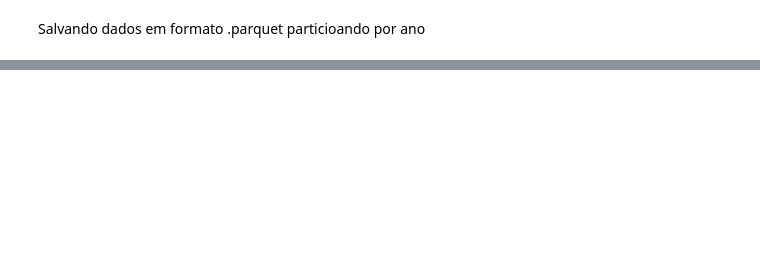
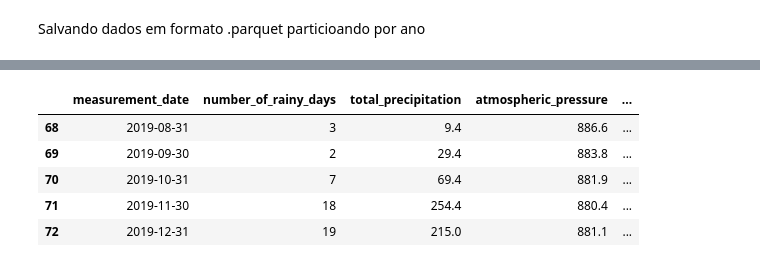
Before and after one commit to Squinelato/eEDB-001-2024-4, a Jupyter notebook: exercise_1/brazil_grain_analysis.ipynb, the cells around one changed output, grey strips where cells are left out. Cells and saved outputs as stored; diff of their text form; code cells hidden in the pictures; blank space fills up the shorter version.

```diff
--- a/exercise_1/brazil_grain_analysis.ipynb
+++ b/exercise_1/brazil_grain_analysis.ipynb
@@ -230,0 +238,6 @@ df_plantation.to_parquet(
+# %%
+folder_path = './data/raw/environmental'
+csv_files = list(map(
+    lambda file: f'{folder_path}/{file}',
+    os.listdir(folder_path)
+))
@@ -230,0 +263,23 @@ df_plantation.to_parquet(
+# %%
+df_station = pd.DataFrame()
+df_meteorology = pd.DataFrame()
+
+for csv_file in csv_files:
+
+    station_metadata = extract_station_info(csv_file)
+    df_station_data = pd.DataFrame([station_metadata])
+    df_station = pd.concat([df_station, df_station_data])
+
+    df_meteorology_data = pd.read_csv(
+        filepath_or_buffer=csv_file,
+        sep=';',
+        skiprows=10, # ignorar linhas com metadados
+        index_col=False,
+        usecols=range(7), # coletar apenas as 7 primeiras colunas do CSV,
+        decimal=',',
+        parse_dates=[0], # convertendo primeira coluna para tipo date
+        dtype={ 1: pd.UInt16Dtype() } # convertendo segunda coluna para int
+    )
+
+    df_meteorology_data['station_code'] = station_metadata['Codigo Estacao']
+    df_meteorology = pd.concat([df_meteorology, df_meteorology_data])
@@ -230,0 +343,22 @@ df_plantation.to_parquet(
+# %%
+df_meteorology.rename(
+    inplace=True,
+    columns={
+        'Data Medicao': 'measurement_date',
+        'NUMERO DE DIAS COM PRECIP. PLUV, MENSAL (AUT)(número)': 'number_of_rainy_days',
+        'PRECIPITACAO TOTAL, MENSAL (AUT)(mm)': 'total_precipitation',
+        'PRESSAO ATMOSFERICA, MEDIA MENSAL (AUT)(mB)': 'atmospheric_pressure',
+        'TEMPERATURA MEDIA, MENSAL (AUT)(°C)': 'average_temperature',
+        'VENTO, VELOCIDADE MAXIMA MENSAL (AUT)(m/s)': 'maximum_wind_speed',
+        'VENTO, VELOCIDADE MEDIA MENSAL (AUT)(m/s)': 'average_wind_speed',
+    }
+)
+# %%
+df_meteorology.tail()
+# %% [output]
+|  | measurement_date | number_of_rainy_days | total_precipitation | atmospheric_pressure | ... |
+| 68 | 2019-08-31 | 3 | 9.4 | 886.6 | ... |
+| 69 | 2019-09-30 | 2 | 29.4 | 883.8 | ... |
+| 70 | 2019-10-31 | 7 | 69.4 | 881.9 | ... |
+| 71 | 2019-11-30 | 18 | 254.4 | 880.4 | ... |
+| 72 | 2019-12-31 | 19 | 215.0 | 881.1 | ... |
```
Also changed, not shown: parts of 16 cells of this notebook, 2 other files.
